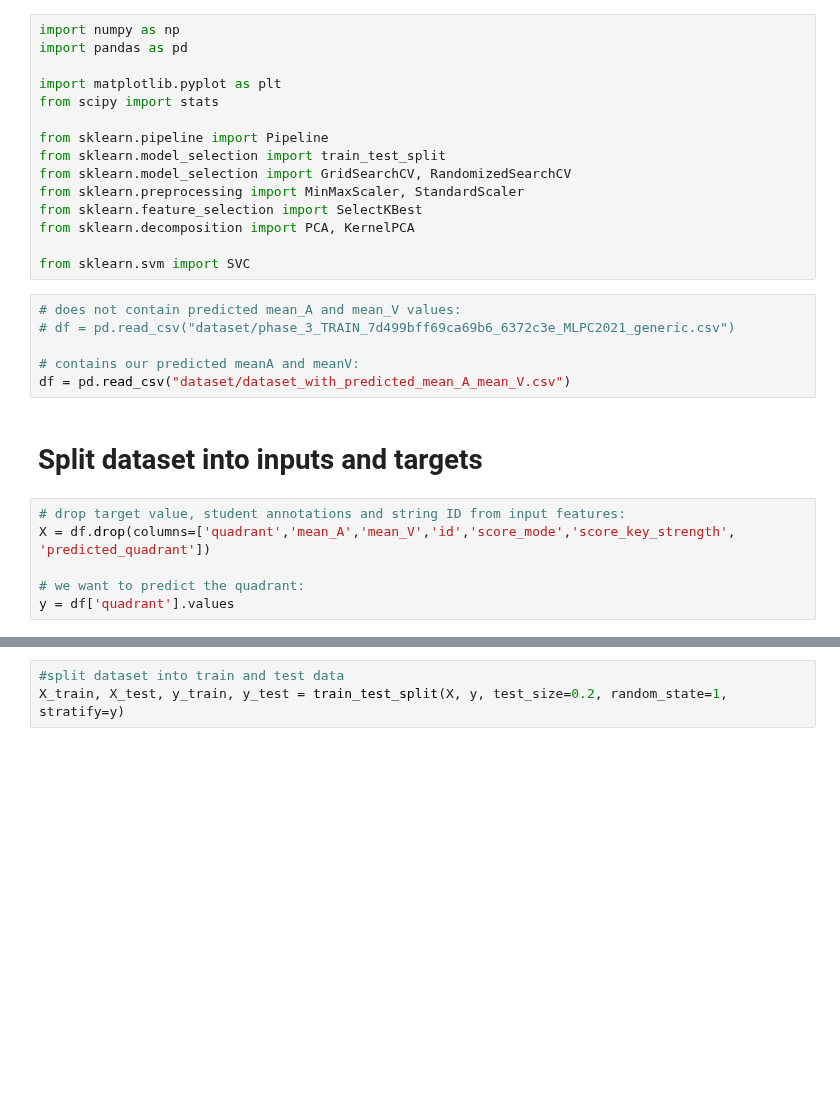
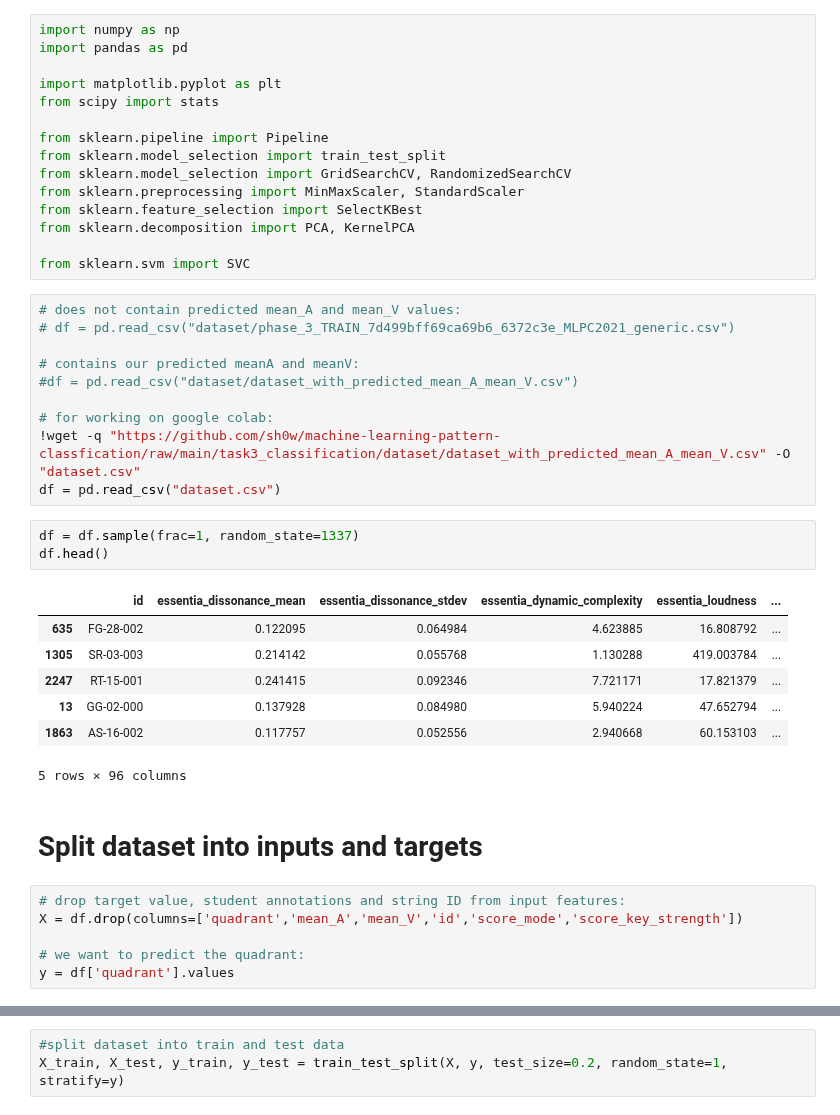
Before and after one commit to sh0w/machine-learning-pattern-classfication, a Jupyter notebook: task3_classification/SVM.ipynb, the cells around one changed output, grey strips where cells are left out. Saved outputs shown, nothing was run; the diff lists cells and outputs as text; blank space fills up the shorter version.

```diff
--- a/task3_classification/SVM.ipynb
+++ b/task3_classification/SVM.ipynb
@@ -20,12 +20,27 @@ from sklearn.svm import SVC
 # df = pd.read_csv("dataset/phase_3_TRAIN_7d499bff69ca69b6_6372c3e_MLPC2021_generic.csv")
 
 # contains our predicted meanA and meanV:
-df = pd.read_csv("dataset/dataset_with_predicted_mean_A_mean_V.csv")
+#df = pd.read_csv("dataset/dataset_with_predicted_mean_A_mean_V.csv")
+
+# for working on google colab:
+!wget -q "https://github.com/sh0w/machine-learning-pattern-classfication/raw/main/task3_classification/dataset/dataset_with_predicted_mean_A_mean_V.csv" -O "dataset.csv"
+df = pd.read_csv("dataset.csv")
+# %%
+df = df.sample(frac=1, random_state=1337)
+df.head()
+# %% [output]
+|  | id | essentia_dissonance_mean | essentia_dissonance_stdev | essentia_dynamic_complexity | essentia_loudness | ... |
+| 635 | FG-28-002 | 0.122095 | 0.064984 | 4.623885 | 16.808792 | ... |
+| 1305 | SR-03-003 | 0.214142 | 0.055768 | 1.130288 | 419.003784 | ... |
+| 2247 | RT-15-001 | 0.241415 | 0.092346 | 7.721171 | 17.821379 | ... |
+| 13 | GG-02-000 | 0.137928 | 0.084980 | 5.940224 | 47.652794 | ... |
+| 1863 | AS-16-002 | 0.117757 | 0.052556 | 2.940668 | 60.153103 | ... |
+5 rows × 96 columns
 # %% [markdown]
 # Split dataset into inputs and targets
 # %%
 # drop target value, student annotations and string ID from input features:
-X = df.drop(columns=['quadrant','mean_A','mean_V','id','score_mode','score_key_strength', 'predicted_quadrant'])
+X = df.drop(columns=['quadrant','mean_A','mean_V','id','score_mode','score_key_strength'])
 
 # we want to predict the quadrant:
 y = df['quadrant'].values
```
Also changed, not shown: parts of 12 cells of this notebook.
